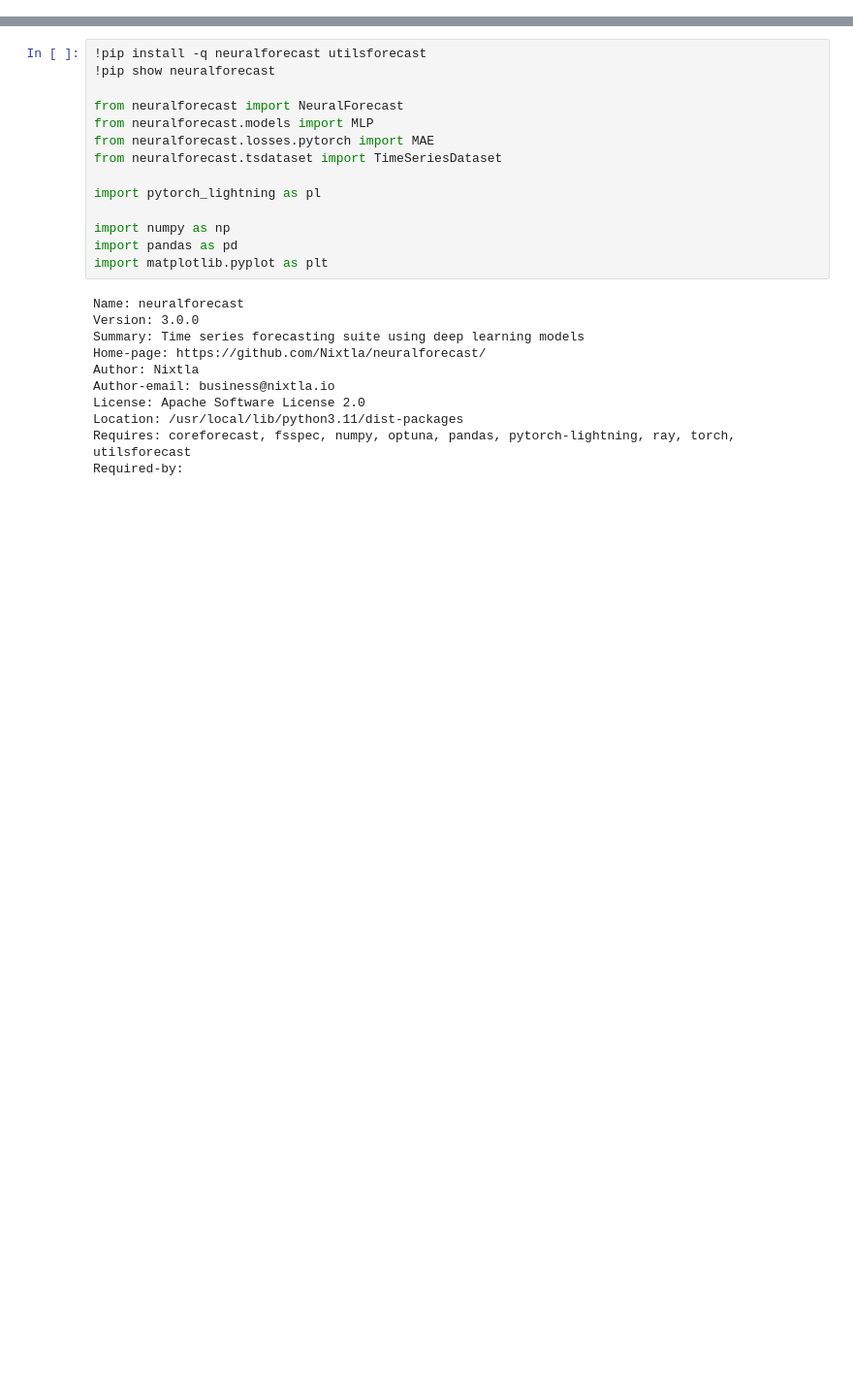
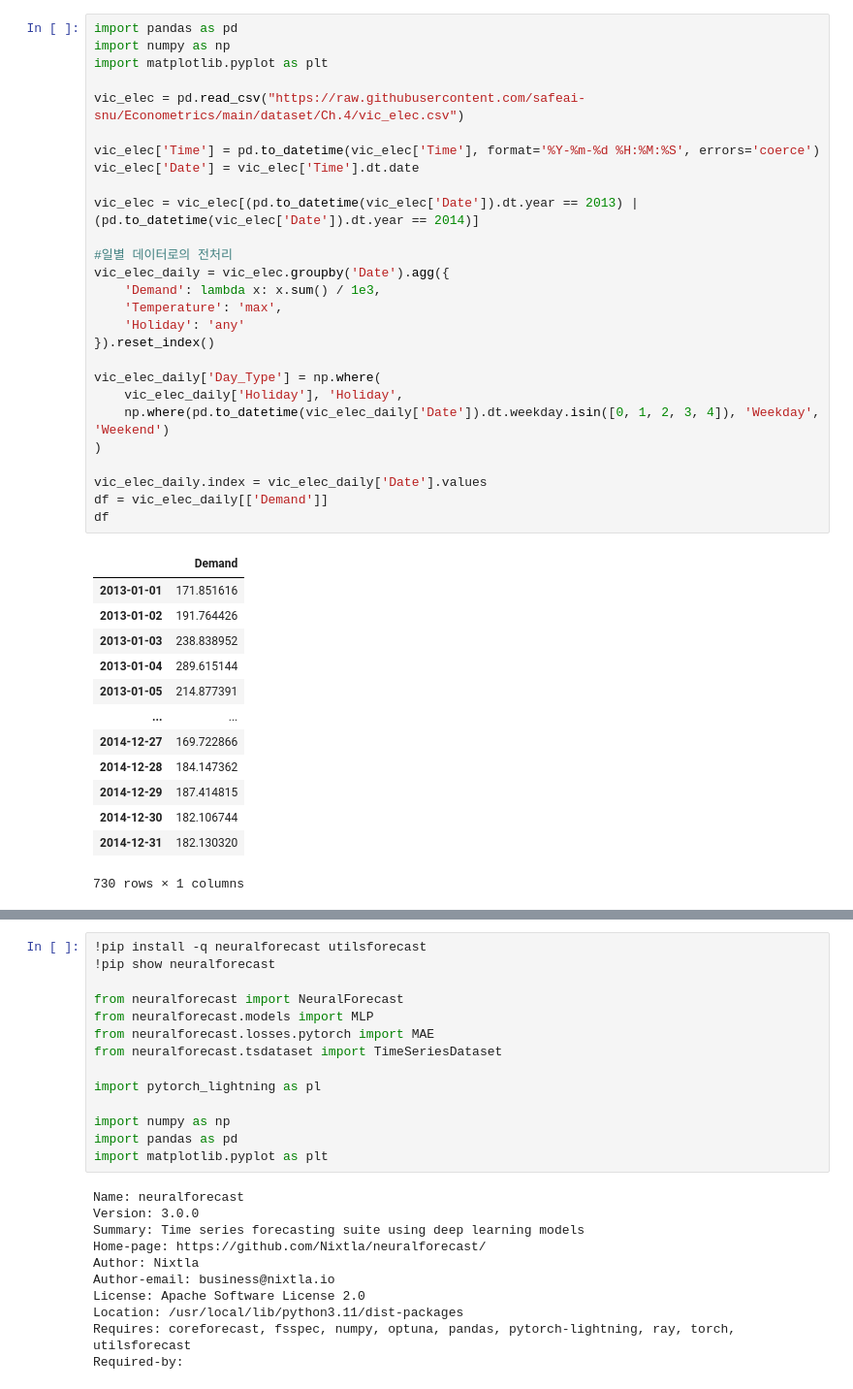
Before and after one commit to safeai-snu/finance_ai_2025, a Jupyter notebook: day4/TS_forecasting_passengers.ipynb, the cells around one changed output, grey strips where cells are left out. Shown at 97% size. Saved outputs shown, nothing was run; the diff lists cells and outputs as text; blank space fills up the shorter version.

```diff
--- a/day4/TS_forecasting_passengers.ipynb
+++ b/day4/TS_forecasting_passengers.ipynb
@@ -2,0 +10,41 @@
+# %%
+import pandas as pd
+import numpy as np
+import matplotlib.pyplot as plt
+
+vic_elec = pd.read_csv("https://raw.githubusercontent.com/safeai-snu/Econometrics/main/dataset/Ch.4/vic_elec.csv")
+
+vic_elec['Time'] = pd.to_datetime(vic_elec['Time'], format='%Y-%m-%d %H:%M:%S', errors='coerce')
+vic_elec['Date'] = vic_elec['Time'].dt.date
+
+vic_elec = vic_elec[(pd.to_datetime(vic_elec['Date']).dt.year == 2013) | (pd.to_datetime(vic_elec['Date']).dt.year == 2014)]
+
+#일별 데이터로의 전처리
+vic_elec_daily = vic_elec.groupby('Date').agg({
+    'Demand': lambda x: x.sum() / 1e3,
+    'Temperature': 'max',
+    'Holiday': 'any'
+}).reset_index()
+
+vic_elec_daily['Day_Type'] = np.where(
+    vic_elec_daily['Holiday'], 'Holiday',
+    np.where(pd.to_datetime(vic_elec_daily['Date']).dt.weekday.isin([0, 1, 2, 3, 4]), 'Weekday', 'Weekend')
+)
+
+vic_elec_daily.index = vic_elec_daily['Date'].values
+df = vic_elec_daily[['Demand']]
+df
+# %% [output]
+|  | Demand |
+| 2013-01-01 | 171.851616 |
+| 2013-01-02 | 191.764426 |
+| 2013-01-03 | 238.838952 |
+| 2013-01-04 | 289.615144 |
+| 2013-01-05 | 214.877391 |
+| ... | ... |
+| 2014-12-27 | 169.722866 |
+| 2014-12-28 | 184.147362 |
+| 2014-12-29 | 187.414815 |
+| 2014-12-30 | 182.106744 |
+| 2014-12-31 | 182.130320 |
+730 rows × 1 columns
```
Also changed, not shown: parts of 3 cells of this notebook.
